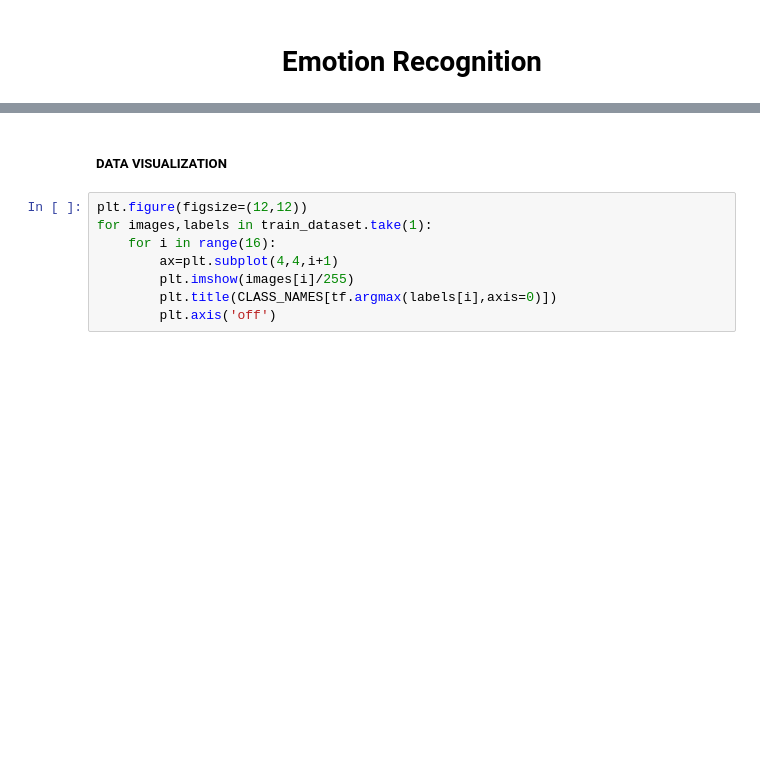
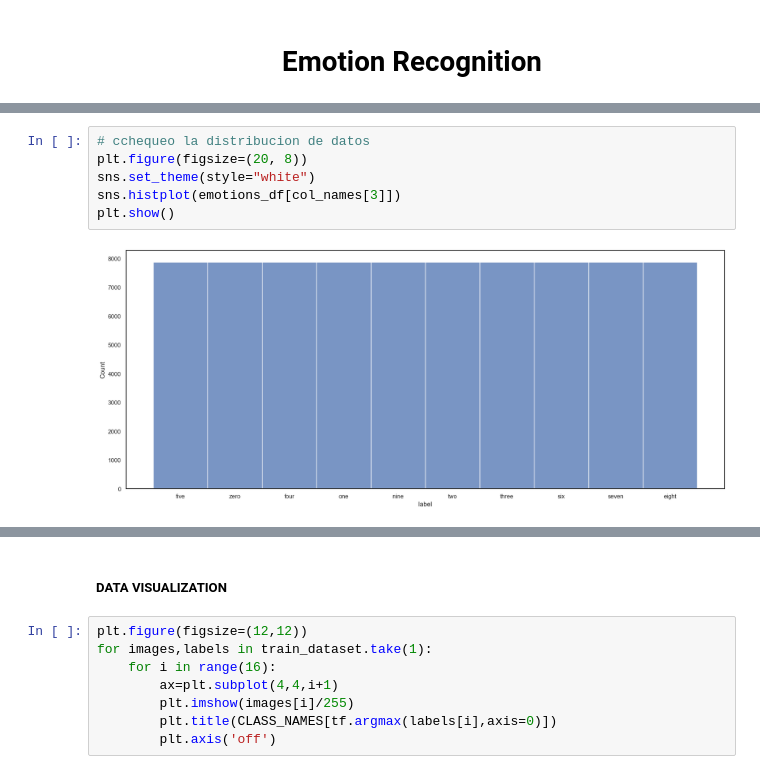
Before and after one commit to mvpinzon/Emotion-Recognition, a Jupyter notebook: 04-Emotion Recognition.ipynb, the cells around one changed output, grey strips where cells are left out. Cells and saved outputs as stored; diff of their text form; blank space fills up the shorter version.

```diff
--- a/Emotion Recognition.ipynb
+++ b/04-Emotion Recognition.ipynb
@@ -134,0 +320,8 @@ Labels shape: (32, 3)
+# %%
+# cchequeo la distribucion de datos
+plt.figure(figsize=(20, 8))
+sns.set_theme(style="white")
+sns.histplot(emotions_df[col_names[3]])
+plt.show()
+# %% [output]
+[figure, added]
```
Also changed, not shown: parts of 48 cells of this notebook, 4 other files.
